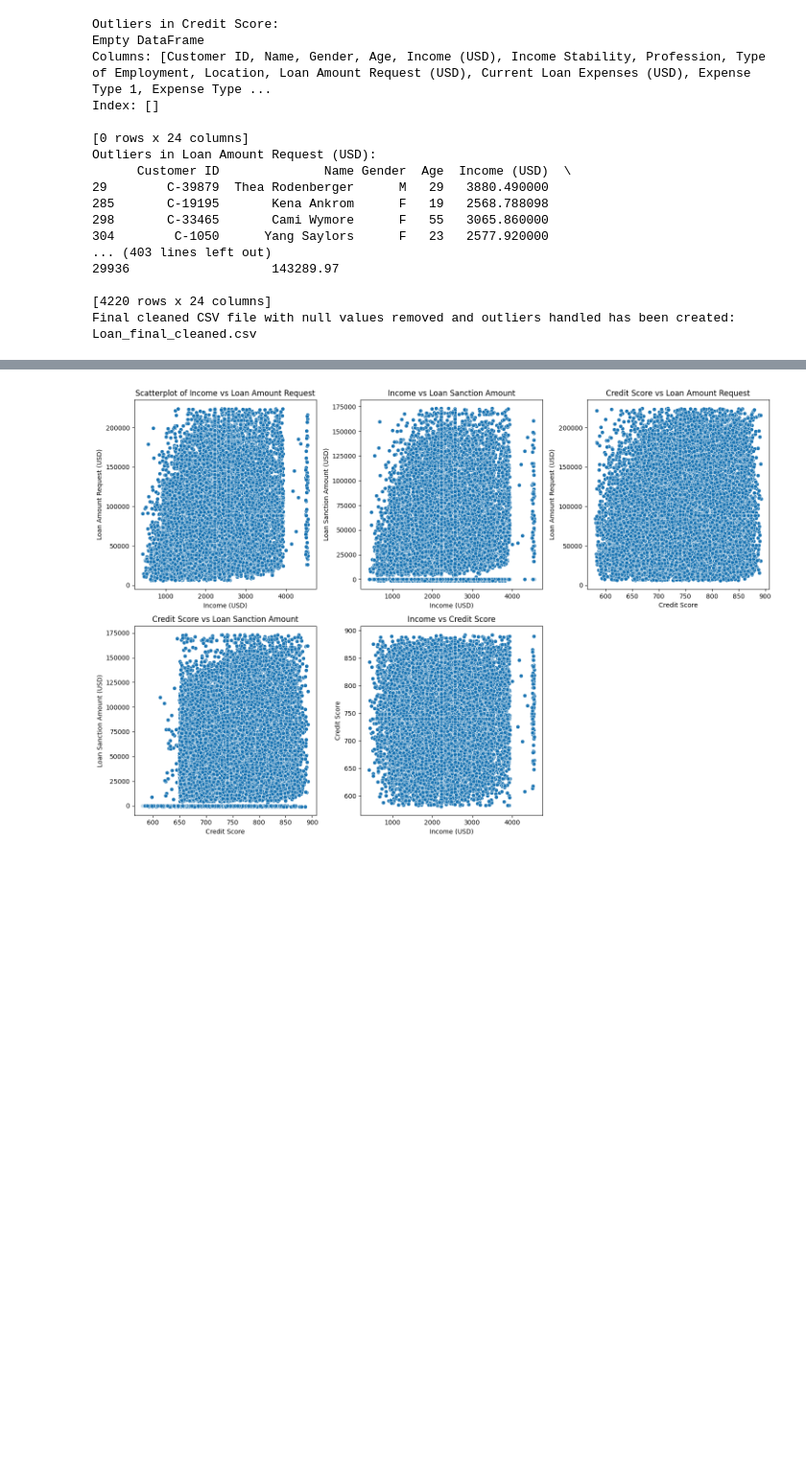
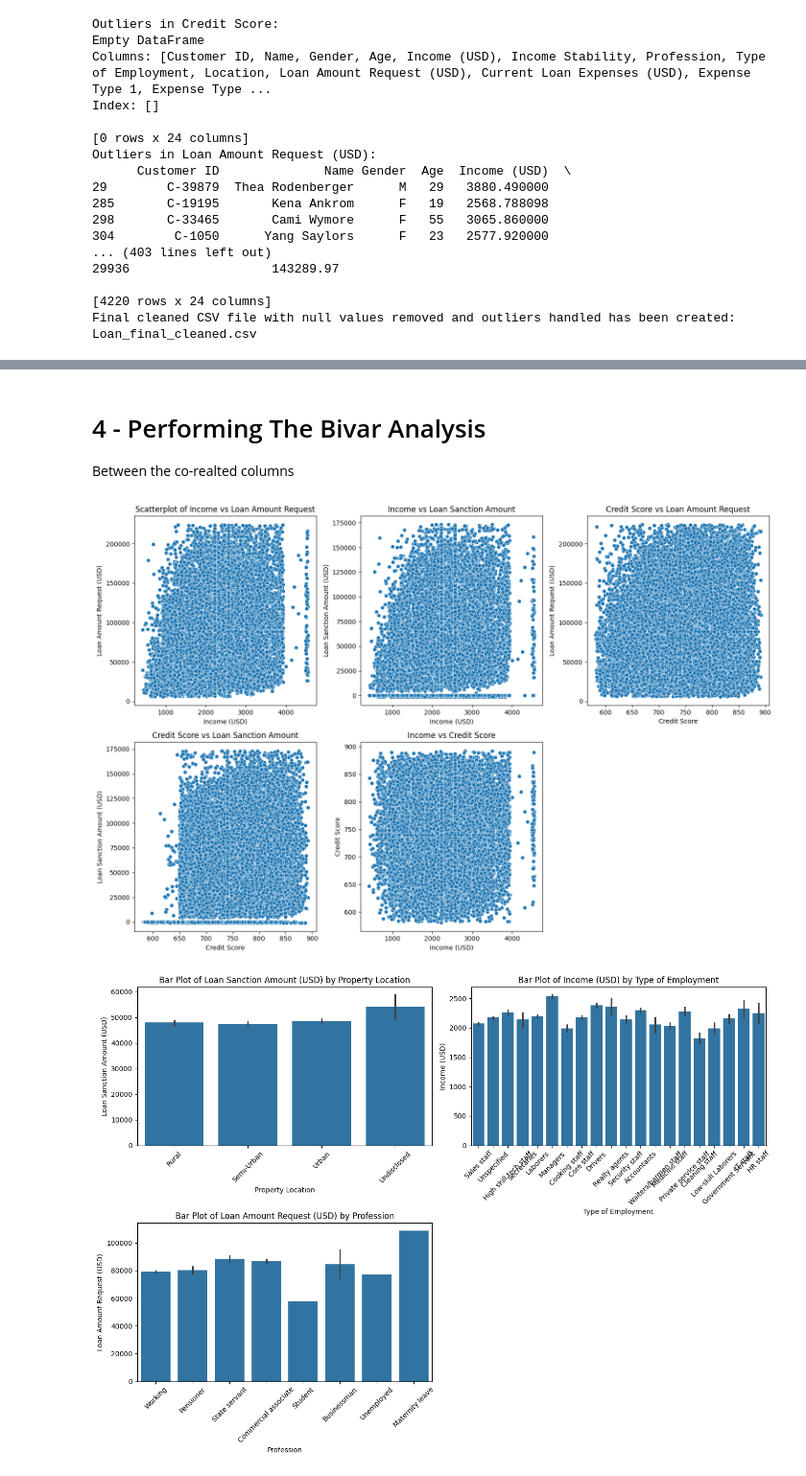
Before and after one commit to rashmisahray/Loan-data-analysis, a Jupyter notebook: Loan Data Analysis.ipynb, the cells around one changed output, grey strips where cells are left out. Shown at 96% size. Drawn from its saved outputs; the diff is of its cells as text; code cells hidden in the pictures; blank space fills up the shorter version.

```diff
--- a/Loan Data Analysis.ipynb
+++ b/Loan Data Analysis.ipynb
@@ -241,3 +326,6 @@ plt.show()
+# %% [markdown]
+# 4 - Performing The Bivar Analysis
+Between the co-realted columns
 # %%
 #Bivar analysis
 
@@ -248,30 +336,55 @@ plt.figure(figsize=(15, 10))
 
 # Income vs Loan Amount Request
 plt.subplot(2, 3, 1)
 sns.scatterplot(data=df, x='Income (USD)', y='Loan Amount Request (USD)')
 plt.title('Scatterplot of Income vs Loan Amount Request')
 
 # Income vs Loan Sanction Amount
 plt.subplot(2, 3, 2)
 sns.scatterplot(data=df, x='Income (USD)', y='Loan Sanction Amount (USD)')
 plt.title('Income vs Loan Sanction Amount')
 
 # Credit Score vs Loan Amount Request
 plt.subplot(2, 3, 3)
 sns.scatterplot(data=df, x='Credit Score', y='Loan Amount Request (USD)')
 plt.title('Credit Score vs Loan Amount Request')
 
 # Credit Score vs Loan Sanction Amount
 plt.subplot(2, 3, 4)
 sns.scatterplot(data=df, x='Credit Score', y='Loan Sanction Amount (USD)')
 plt.title('Credit Score vs Loan Sanction Amount')
 
 # Income vs Credit Score
 plt.subplot(2, 3, 5)
 sns.scatterplot(data=df, x='Income (USD)', y='Credit Score')
 plt.title('Income vs Credit Score')
 
 plt.tight_layout()
 plt.show()
+
+# Bar Plot
+plt.figure(figsize=(14, 10))
+
+# Loan Sanction Amount (USD) by Property Location
+plt.subplot(2, 2, 1)
+sns.barplot(x='Property Location', y='Loan Sanction Amount (USD)', data=df)
+plt.title('Bar Plot of Loan Sanction Amount (USD) by Property Location')
+plt.xticks(rotation=45)
+
+# Income (USD) by Type of Employment
+plt.subplot(2, 2, 2)
+sns.barplot(x='Type of Employment', y='Income (USD)', data=df)
+plt.title('Bar Plot of Income (USD) by Type of Employment')
+plt.xticks(rotation=45)
+
+# Loan Amount Request (USD) by Profession
+plt.subplot(2, 2, 3)
+sns.barplot(x='Profession', y='Loan Amount Request (USD)', data=df)
+plt.title('Bar Plot of Loan Amount Request (USD) by Profession')
+plt.xticks(rotation=45)
+
+plt.tight_layout()
+plt.show()
 # %% [output]
 [figure]
+[figure, added]
```
Also changed, not shown: parts of 20 cells of this notebook.
